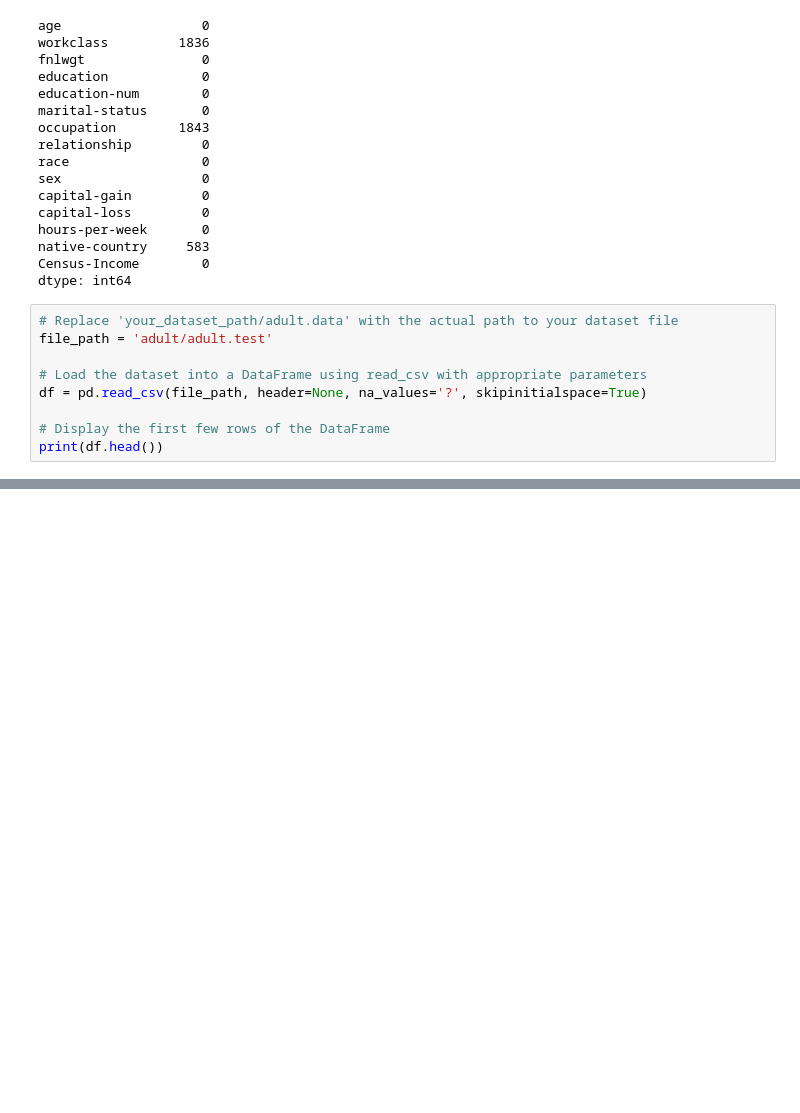
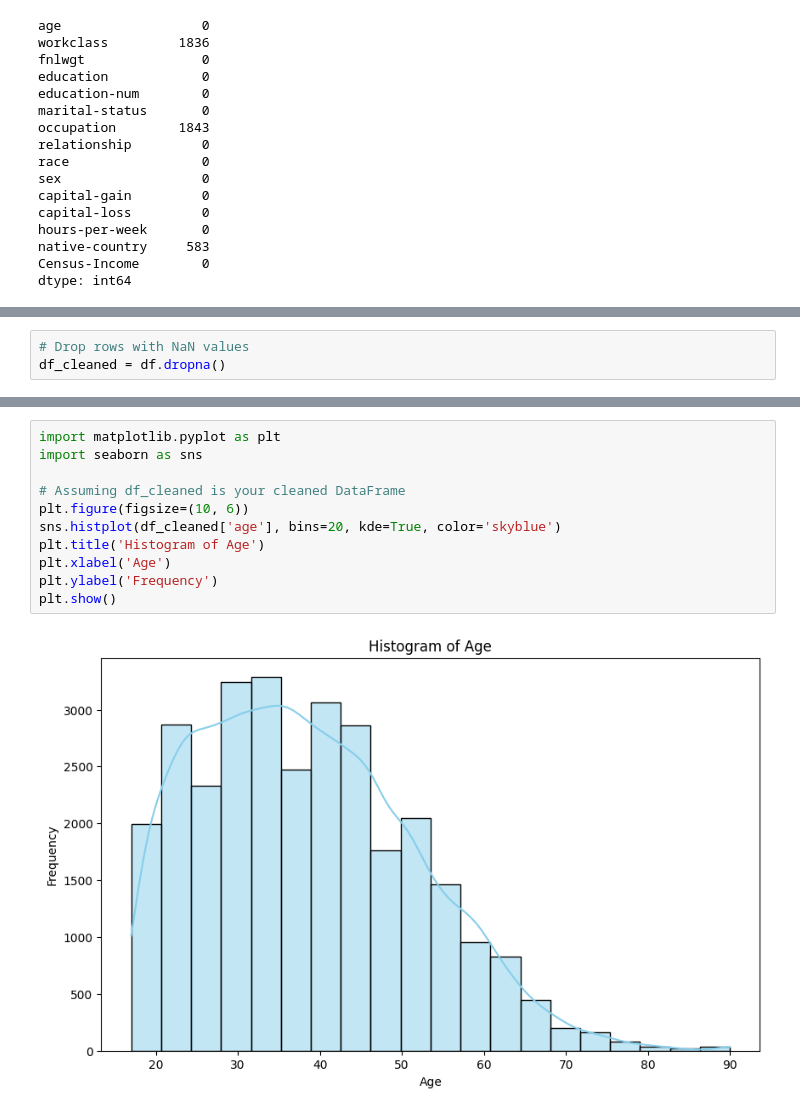
Before and after one commit to ThiseniSenethma/Prediction-of-income-per-year-based-on-Census-Data-with-Na-ve-Bayes-and-Random-Forest-Classification, a Jupyter notebook: ML_cw.ipynb, the cells around one changed output, grey strips where cells are left out. Saved outputs shown, nothing was run; the diff lists cells and outputs as text; blank space fills up the shorter version.

```diff
--- a/ML_cw.ipynb
+++ b/ML_cw.ipynb
@@ -118,12 +99,3 @@ hours-per-week       0
 native-country     583
 Census-Income        0
 dtype: int64
-# %%
-# Replace 'your_dataset_path/adult.data' with the actual path to your dataset file
-file_path = 'adult/adult.test'
-
-# Load the dataset into a DataFrame using read_csv with appropriate parameters
-df = pd.read_csv(file_path, header=None, na_values='?', skipinitialspace=True)
-
-# Display the first few rows of the DataFrame
-print(df.head())
@@ -153,0 +102,3 @@ df.columns = headers
+# %%
+# Drop rows with NaN values
+df_cleaned = df.dropna()
@@ -153,0 +132,13 @@ df.columns = headers
+# %%
+import matplotlib.pyplot as plt
+import seaborn as sns
+
+# Assuming df_cleaned is your cleaned DataFrame
+plt.figure(figsize=(10, 6))
+sns.histplot(df_cleaned['age'], bins=20, kde=True, color='skyblue')
+plt.title('Histogram of Age')
+plt.xlabel('Age')
+plt.ylabel('Frequency')
+plt.show()
+# %% [output]
+[figure, added]
```
Also changed, not shown: parts of 14 cells of this notebook.
